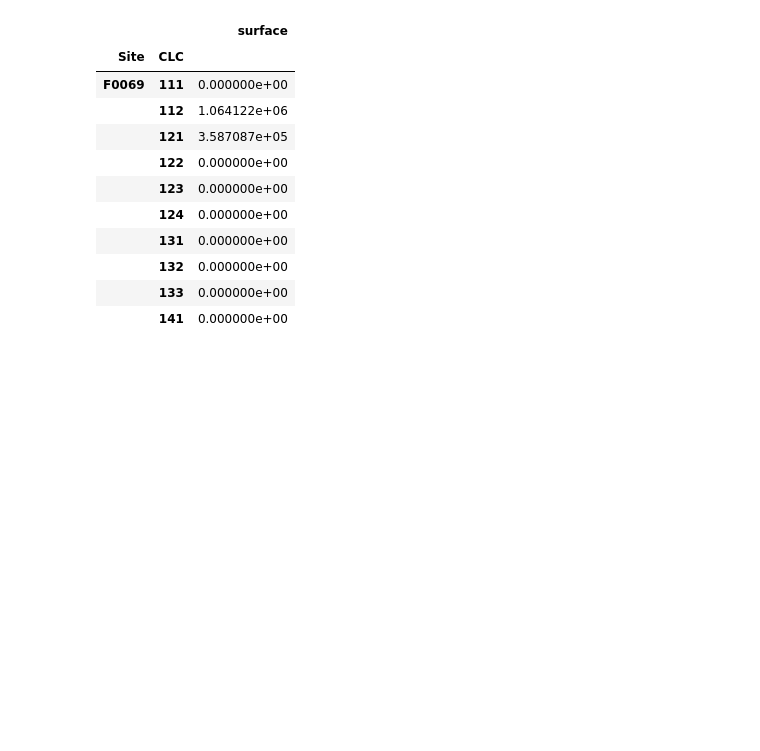
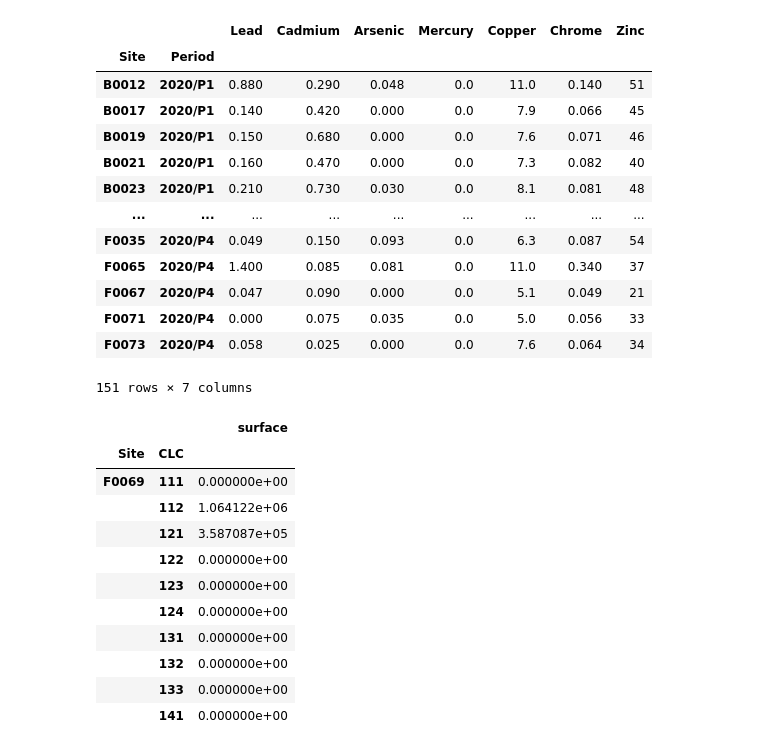
Before and after one commit to EbubekirKocadag/hackathon_beeodiversity, a Jupyter notebook: Draft_beeodiversity.ipynb, the cells around one changed output. Cells and saved outputs as stored; diff of their text form; code cells hidden in the pictures; blank space fills up the shorter version.

```diff
--- a/Draft_beeodiversity.ipynb
+++ b/Draft_beeodiversity.ipynb
@@ -44,3 +55,21 @@ def load_periods(category):
+# %%
+data_2020 = load_periods_2020("HM")
+data_2020
+# %% [output]
+|  |  | Lead | Cadmium | Arsenic | Mercury | Copper | Chrome | Zinc |
+| Site | Period |  |  |  |  |  |  |  |
+| B0012 | 2020/P1 | 0.880 | 0.290 | 0.048 | 0.0 | 11.0 | 0.140 | 51 |
+| B0017 | 2020/P1 | 0.140 | 0.420 | 0.000 | 0.0 | 7.9 | 0.066 | 45 |
+| B0019 | 2020/P1 | 0.150 | 0.680 | 0.000 | 0.0 | 7.6 | 0.071 | 46 |
+| B0021 | 2020/P1 | 0.160 | 0.470 | 0.000 | 0.0 | 7.3 | 0.082 | 40 |
+| B0023 | 2020/P1 | 0.210 | 0.730 | 0.030 | 0.0 | 8.1 | 0.081 | 48 |
+| ... | ... | ... | ... | ... | ... | ... | ... | ... |
+| F0035 | 2020/P4 | 0.049 | 0.150 | 0.093 | 0.0 | 6.3 | 0.087 | 54 |
+| F0065 | 2020/P4 | 1.400 | 0.085 | 0.081 | 0.0 | 11.0 | 0.340 | 37 |
+| F0067 | 2020/P4 | 0.047 | 0.090 | 0.000 | 0.0 | 5.1 | 0.049 | 21 |
+| F0071 | 2020/P4 | 0.000 | 0.075 | 0.035 | 0.0 | 5.0 | 0.056 | 33 |
+| F0073 | 2020/P4 | 0.058 | 0.025 | 0.000 | 0.0 | 7.6 | 0.064 | 34 |
+151 rows × 7 columns
 # %%
 def load_heavy_metal_lmr():
     lmr = pd.read_csv("data/LMR.txt", sep="\t").drop("Unnamed: 7", axis=1).stack().droplevel(0)
```
Also changed, not shown: parts of 15 cells of this notebook, 1 other file.
